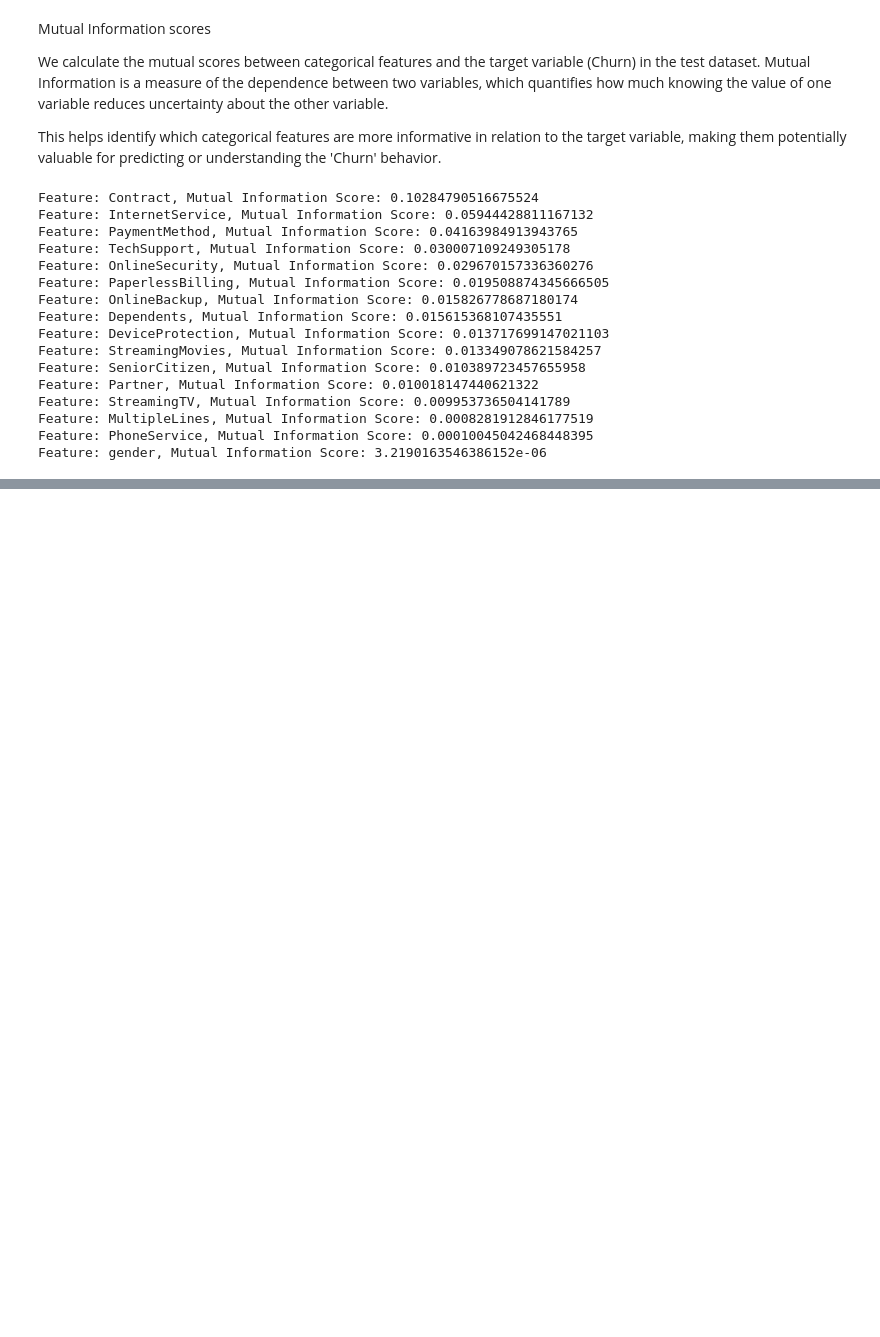
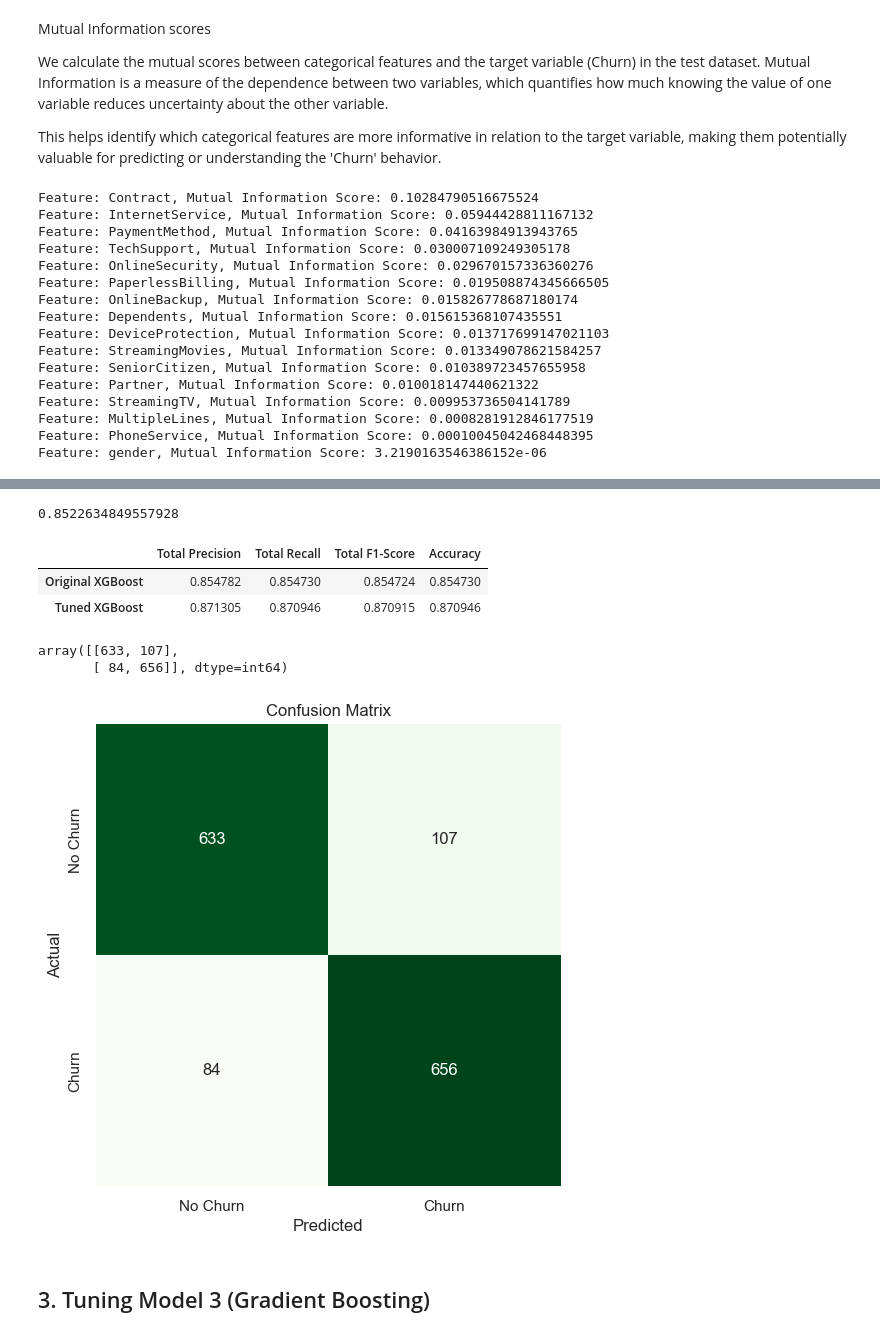
Before and after one commit to Vaniskemunto/Customer_churn-analysis, a Jupyter notebook: customer_churn.ipynb, the cells around one changed output, grey strips where cells are left out. Drawn from its saved outputs; the diff is of its cells as text; code cells hidden in the pictures; blank space fills up the shorter version.

```diff
--- a/customer_churn.ipynb
+++ b/customer_churn.ipynb
@@ -953,0 +1501,73 @@ ValueError: Mime type rendering requires nbformat>=4.2.0 but it is not installed
+# %%
+# mean cross-validated score of the best estimator on the training data
+best_score
+# %% [output]
+0.8522634849557928
+# %%
+tuned_xgb_model = random_search_xgb.best_estimator_
+tuned_xgb_model.fit(X_train, y_train)
+xgb_model.fit(X_train, y_train)
+
+# make the predictions
+random_search_xgb_pred = tuned_xgb_model.predict(X_test)
+original_xgb_model = xgb.predict(X_test)
+# %%
+# Calculate the classification report
+report = classification_report(y_test, random_search_xgb_pred, output_dict=True)
+report_2 = classification_report(y_test, original_xgb_model, output_dict=True)
+
+# Extract precision, recall, f1-score, and accuracy metrics for both classes
+
+precision = ((report['1']['precision'] + report['0']['precision'])) / 2
+recall = ((report['1']['recall'] + report['0']['recall'])) / 2
+f1 = ((report['1']['f1-score'] + report['0']['f1-score'])) / 2
+
+precision2 = ((report_2['1']['precision'] + report_2['0']['precision'])) / 2
+recall2 = ((report_2['1']['recall'] + report_2['0']['recall'])) / 2
+f12 = ((report_2['1']['f1-score'] + report_2['0']['f1-score'])) / 2
+
+# Create dictionaries for saving metrics
+metrics_random_forest = {
+    'Total Precision': precision,
+    'Total Recall': recall,
+    'Total F1-Score': f1,
+    'Accuracy': report['accuracy']
+}
+metrics_original = {
+    'Total Precision': precision2,
+    'Total Recall': recall2,
+    'Total F1-Score': f12,
+    'Accuracy': report_2['accuracy']
+}
+# Create DataFrames from the metrics dictionaries
+metrics_df_xgb = pd.DataFrame(metrics_random_forest, index=['Tuned XGBoost'])
+metrics_df_original = pd.DataFrame(metrics_original, index=['Original XGBoost'])
+
+# Concatenate the DataFrames vertically to combine the metrics
+combined_metrics_df = pd.concat([metrics_df_original, metrics_df_xgb])
+
+combined_metrics_df
+# %% [output]
+|  | Total Precision | Total Recall | Total F1-Score | Accuracy |
+| Original XGBoost | 0.854782 | 0.854730 | 0.854724 | 0.854730 |
+| Tuned XGBoost | 0.871305 | 0.870946 | 0.870915 | 0.870946 |
+# %%
+# construct the confusion matrix for tuned model
+confusion_matrix_xgb = confusion_matrix(y_test, random_search_xgb_pred)
+confusion_matrix_xgb
+# %% [output]
+array([[633, 107],
+       [ 84, 656]], dtype=int64)
+# %%
+plt.figure(figsize=(6, 6))
+sns.heatmap(confusion_matrix_xgb, annot=True, fmt='d', cmap='Greens', cbar=False,
+            xticklabels=['No Churn', 'Churn'],
+            yticklabels=['No Churn', 'Churn'])
+plt.xlabel('Predicted')
+plt.ylabel('Actual')
+plt.title('Confusion Matrix')
+plt.show()
+# %% [output]
+[figure, added]
+# %% [markdown]
+## 3. Tuning Model 3 (Gradient Boosting)
```
Also changed, not shown: parts of 82 cells of this notebook, 1 other file.
